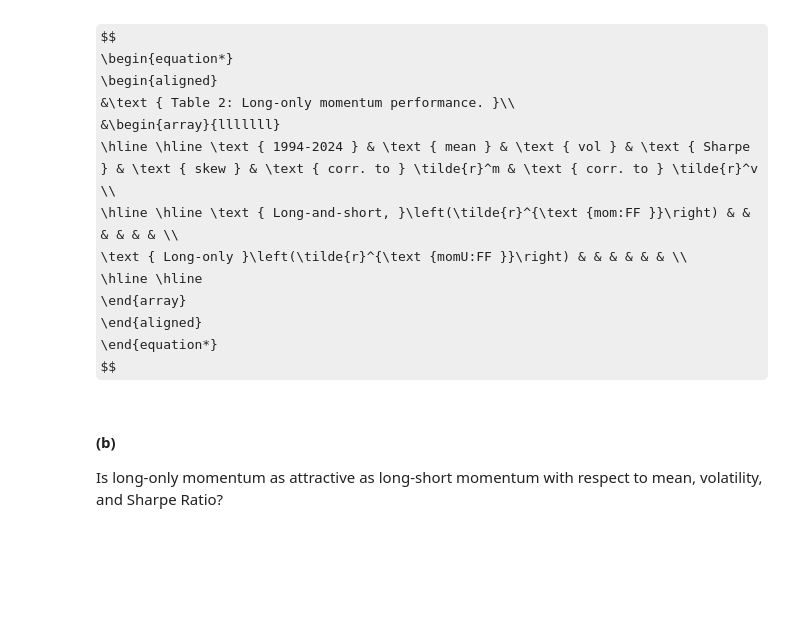
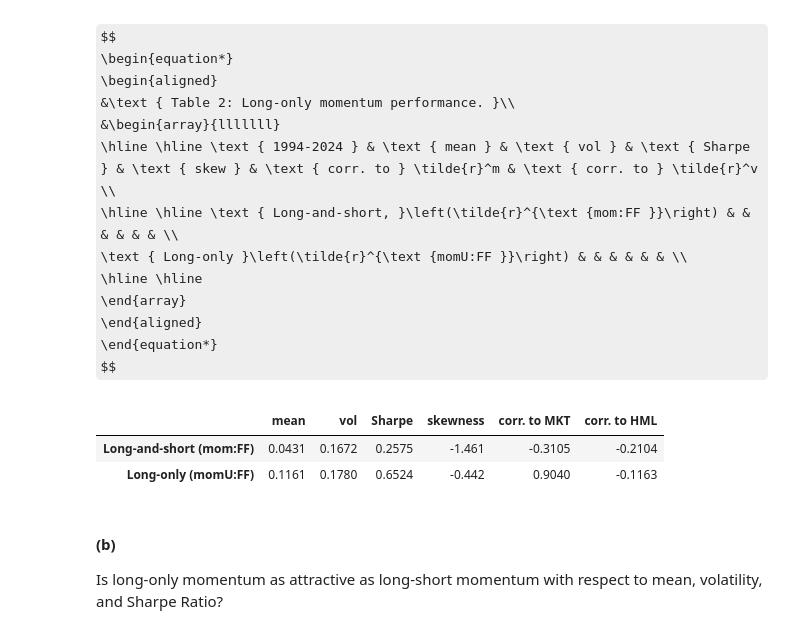
Before and after one commit to hannahkong1/portfolio_hw6, a Jupyter notebook: momentum.ipynb, the cells around one changed output. Saved outputs shown, nothing was run; the diff lists cells and outputs as text; code cells hidden in the pictures; some formulas as TeX source; blank space fills up the shorter version.

```diff
--- a/momentum.ipynb
+++ b/momentum.ipynb
@@ -137,6 +137,25 @@ $$
 \end{aligned}
 \end{equation*}
 $$
+# %%
+#size_sorts (total returns): stocks split into piles by size (small or big company)
+# and by momentum (losers, middle, winners)
+# add the size-sorted portfolios and risk-free rate to the table, keep 1994-2024
+df2 = df.join(size_sorts).join(risk_free).loc['1994':'2024']
+
+# long-only momentum: half big winners + half small winners, minus risk-free
+df2['momU_FF'] = 0.5 * (df2['BIG HiPRIOR'] + df2['SMALL HiPRIOR']) - df2['RF']
+
+table2 = pd.DataFrame({
+    'Long-and-short (mom:FF)': summary_stats(df2['UMD'],     df2['MKT'], df2['HML']),
+    'Long-only (momU:FF)':     summary_stats(df2['momU_FF'], df2['MKT'], df2['HML']),
+}).T
+
+table2.round(4)
+# %% [output]
+|  | mean | vol | Sharpe | skewness | corr. to MKT | corr. to HML |
+| Long-and-short (mom:FF) | 0.0431 | 0.1672 | 0.2575 | -1.461 | -0.3105 | -0.2104 |
+| Long-only (momU:FF) | 0.1161 | 0.1780 | 0.6524 | -0.442 | 0.9040 | -0.1163 |
 # %% [markdown]
 #### (b)
 Is long-only momentum as attractive as long-short momentum with respect to mean, volatility, and Sharpe Ratio?
```
Also changed, not shown: parts of 4 cells of this notebook.
